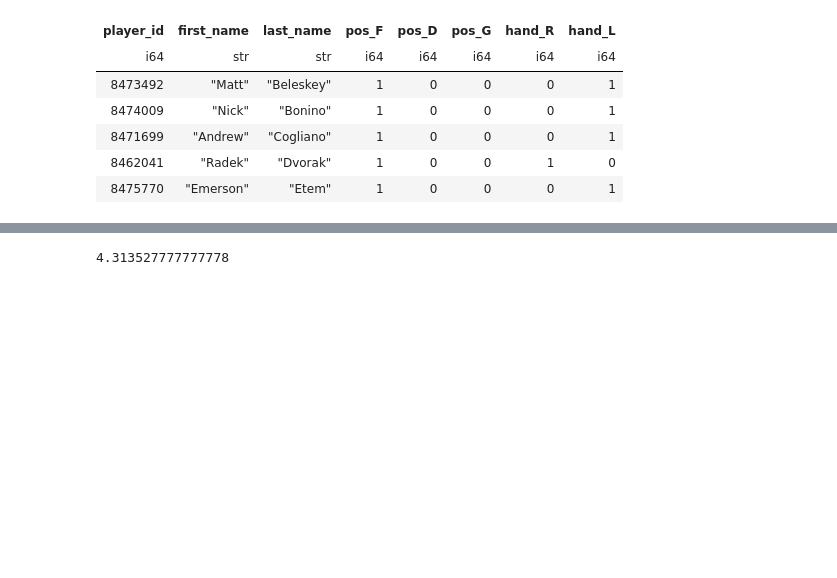
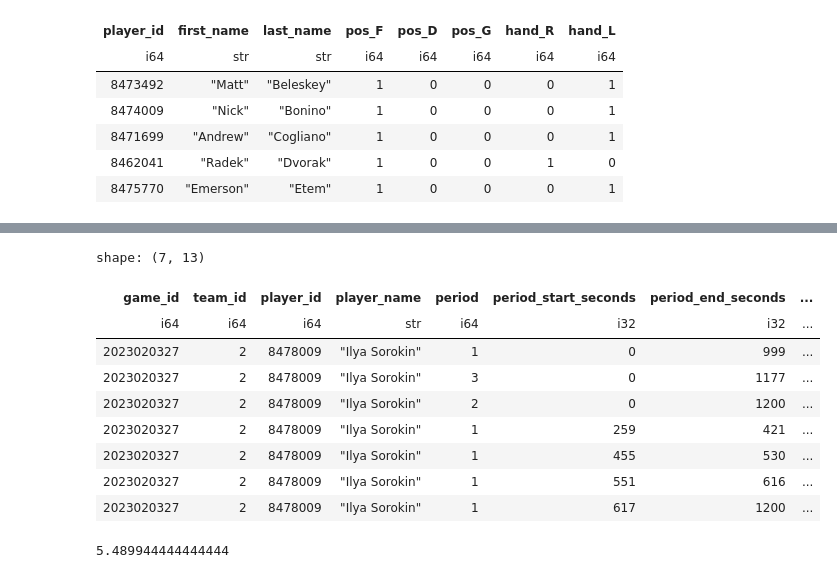
Before and after one commit to twinfield10/NHL-xG-Model, a Jupyter notebook: code/Shift Data.ipynb, the cells around one changed output, grey strips where cells are left out. Drawn from its saved outputs; the diff is of its cells as text; code cells hidden in the pictures; blank space fills up the shorter version.

```diff
--- a/code/Shift Data.ipynb
+++ b/code/Shift Data.ipynb
@@ -236,4 +925,31 @@ print(seconds_df.head())
+# %%
+#peek_dupe_shift_df = peek_shift_raw(2021020012, period = 1, secs = 837)
+#
+#peek_dupe_shift_df = (
+#    peek_dupe_shift_df
+#    .sort(['player_id', 'period', 'period_start_seconds'])
+#    .filter((pl.col('game_end_seconds') == pl.col('game_end_seconds').shift()) | (pl.col('game_end_seconds') == pl.col('game_end_seconds').shift(-1)))
+#)
+#peek_dupe_shift_df
+
+#peek_dupe_shift_df.filter(pl.col('eventNumber').is_in([303, 304])).sort('eventNumber')
+
+
+peek_shift_raw(2023020327, period = 1, secs=0).filter(pl.col('player_id') == 8478009).sort('period_start_seconds')
+#peek_shift_raw(2021020012, period = 1, secs = 840).filter((pl.col('team_id') == 2)).sort(['period', 'period_start_seconds'], descending=False).drop('typeCode')
+#.sort(['player_id', 'period', 'period_start_seconds']).filter(pl.col('game_end_seconds') == pl.col('game_end_seconds').shift()).sort(['period', 'period_start_seconds'], descending=False)
+# %% [output]
+shape: (7, 13)
+| game_id | team_id | player_id | player_name | period | period_start_seconds | period_end_seconds | ... |
+| i64 | i64 | i64 | str | i64 | i32 | i32 | ... |
+| 2023020327 | 2 | 8478009 | "Ilya Sorokin" | 1 | 0 | 999 | ... |
+| 2023020327 | 2 | 8478009 | "Ilya Sorokin" | 3 | 0 | 1177 | ... |
+| 2023020327 | 2 | 8478009 | "Ilya Sorokin" | 2 | 0 | 1200 | ... |
+| 2023020327 | 2 | 8478009 | "Ilya Sorokin" | 1 | 259 | 421 | ... |
+| 2023020327 | 2 | 8478009 | "Ilya Sorokin" | 1 | 455 | 530 | ... |
+| 2023020327 | 2 | 8478009 | "Ilya Sorokin" | 1 | 551 | 616 | ... |
+| 2023020327 | 2 | 8478009 | "Ilya Sorokin" | 1 | 617 | 1200 | ... |
 # %%
-(((PBP_RAW['game_id'].n_unique())*1.1)/60)/60
+(((PBP_RAW['game_id'].n_unique())*1.4)/60)/60
 # %% [output]
-4.313527777777778
+5.489944444444444
```
Also changed, not shown: parts of 30 cells of this notebook, 2 other files.
